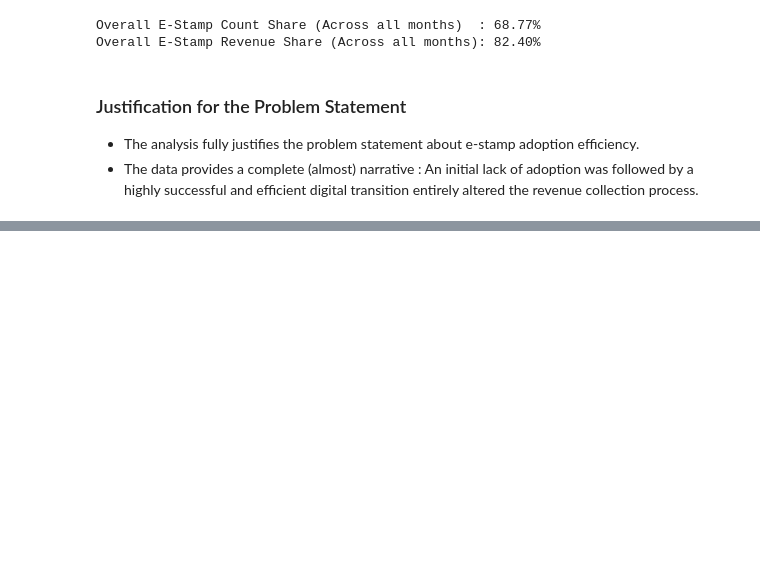
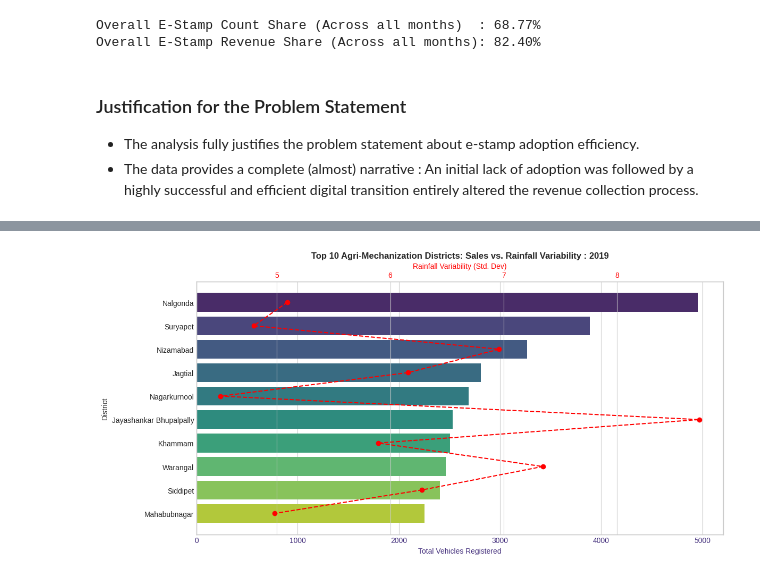
Before and after one commit to jishnukoliyadan/Telangana-Inclusive-Growth-Analysis, a Jupyter notebook: 05_Insight_Report.ipynb, the cells around one changed output, grey strips where cells are left out. Drawn from its saved outputs; the diff is of its cells as text; code cells hidden in the pictures; blank space fills up the shorter version.

```diff
--- a/05_Insight_Report.ipynb
+++ b/05_Insight_Report.ipynb
@@ -424,0 +502,5 @@ Overall E-Stamp Revenue Share (Across all months): 82.40%
+# %%
+# Creating 'Year' feature from 'Month'
+
+rta_DF['Year'] = rta_DF['Month'].dt.year
+Weather_DF['Year'] = Weather_DF['Month'].dt.year
@@ -424,0 +571,4 @@ Overall E-Stamp Revenue Share (Across all months): 82.40%
+# %%
+plot_sales_ns_rain_variability(year = 2019)
+# %% [output]
+[figure, added]
```
Also changed, not shown: parts of 21 cells of this notebook.
